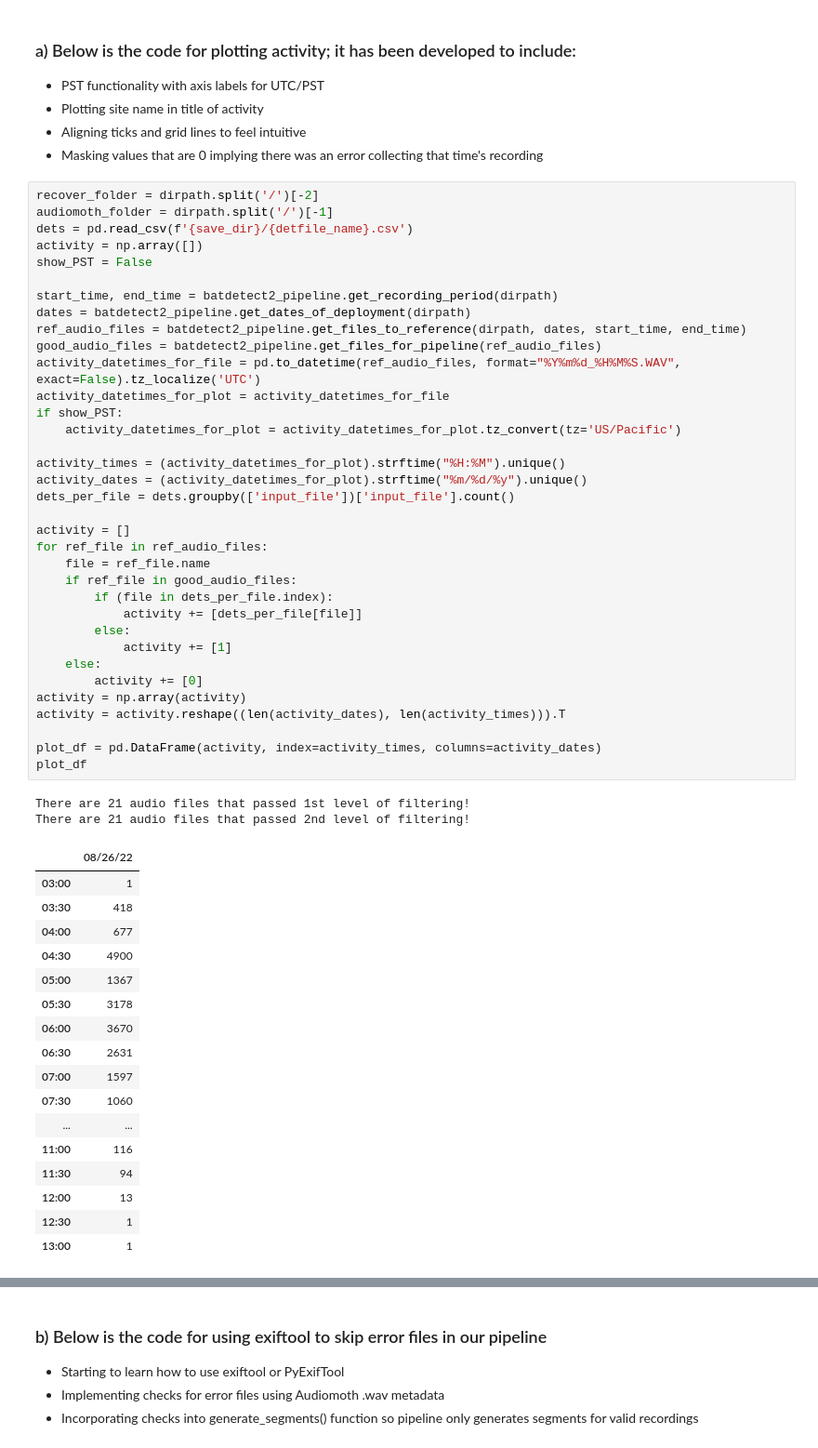
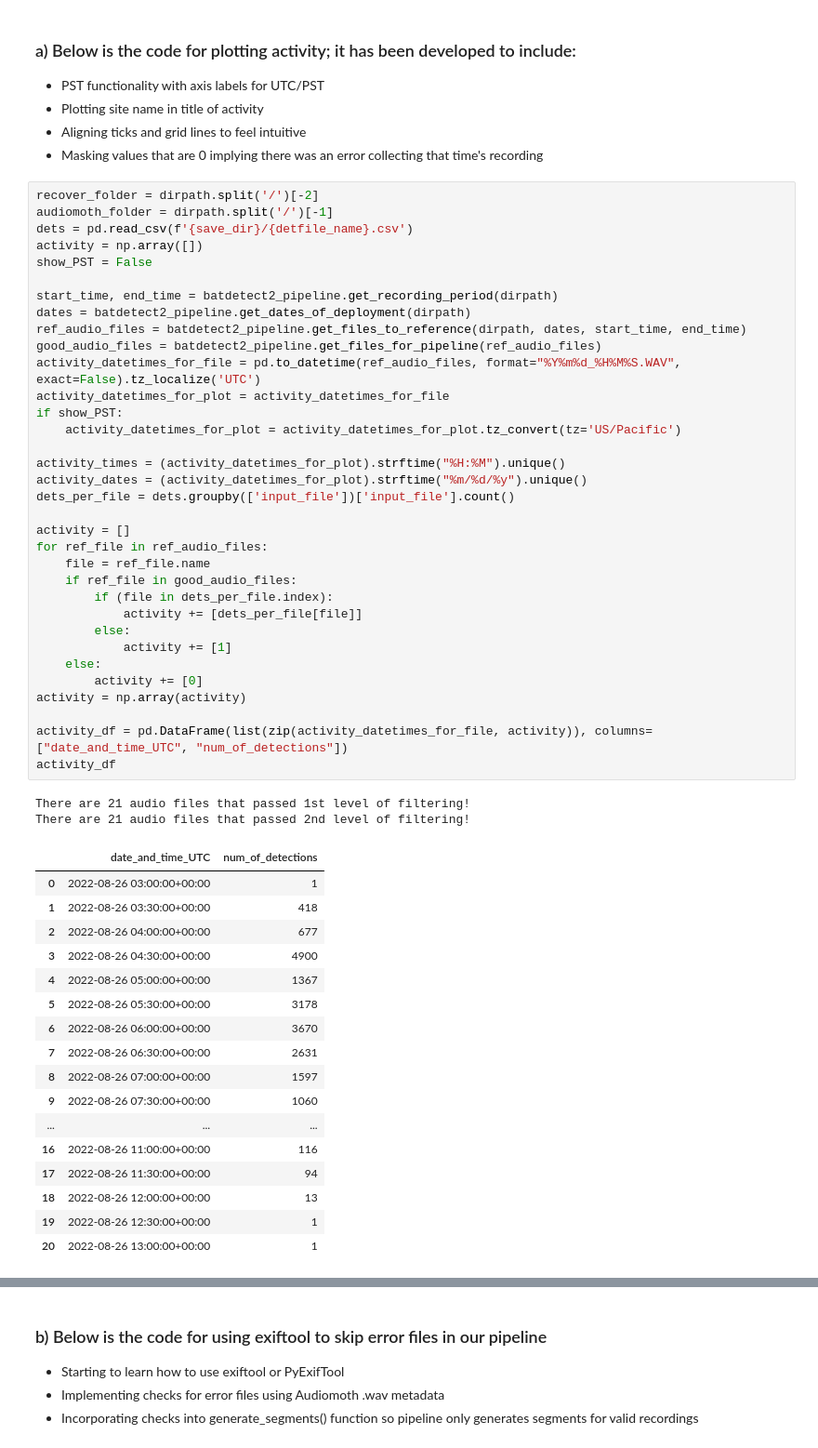
Before and after one commit to uw-echospace/bat-detector-msds, a Jupyter notebook: notebooks/test_batdetect2_pipeline.ipynb, the cells around one changed output, grey strips where cells are left out. Shown at 93% size. Cells and saved outputs as stored; diff of their text form.

Commit message:
made activity_df fix

```diff
--- a/notebooks/test_batdetect2_pipeline.ipynb
+++ b/notebooks/test_batdetect2_pipeline.ipynb
@@ -93,51 +93,50 @@ activity = np.array([])
 show_PST = False
 
 start_time, end_time = batdetect2_pipeline.get_recording_period(dirpath)
 dates = batdetect2_pipeline.get_dates_of_deployment(dirpath)
 ref_audio_files = batdetect2_pipeline.get_files_to_reference(dirpath, dates, start_time, end_time)
 good_audio_files = batdetect2_pipeline.get_files_for_pipeline(ref_audio_files)
 activity_datetimes_for_file = pd.to_datetime(ref_audio_files, format="%Y%m%d_%H%M%S.WAV", exact=False).tz_localize('UTC')
 activity_datetimes_for_plot = activity_datetimes_for_file
 if show_PST:
     activity_datetimes_for_plot = activity_datetimes_for_plot.tz_convert(tz='US/Pacific')
 
 activity_times = (activity_datetimes_for_plot).strftime("%H:%M").unique()
 activity_dates = (activity_datetimes_for_plot).strftime("%m/%d/%y").unique()
 dets_per_file = dets.groupby(['input_file'])['input_file'].count()
 
 activity = []
 for ref_file in ref_audio_files:
     file = ref_file.name
     if ref_file in good_audio_files:
         if (file in dets_per_file.index):
             activity += [dets_per_file[file]]
         else:
             activity += [1]
     else:
         activity += [0]
 activity = np.array(activity)
-activity = activity.reshape((len(activity_dates), len(activity_times))).T
 
-plot_df = pd.DataFrame(activity, index=activity_times, columns=activity_dates)
-plot_df
+activity_df = pd.DataFrame(list(zip(activity_datetimes_for_file, activity)), columns=["date_and_time_UTC", "num_of_detections"])
+activity_df
 # %% [output]
 There are 21 audio files that passed 1st level of filtering!
 There are 21 audio files that passed 2nd level of filtering!
-|  | 08/26/22 |
-| 03:00 | 1 |
-| 03:30 | 418 |
-| 04:00 | 677 |
-| 04:30 | 4900 |
-| 05:00 | 1367 |
-| 05:30 | 3178 |
-| 06:00 | 3670 |
-| 06:30 | 2631 |
-| 07:00 | 1597 |
-| 07:30 | 1060 |
-| ... | ... |
-| 11:00 | 116 |
-| 11:30 | 94 |
-| 12:00 | 13 |
-| 12:30 | 1 |
-| 13:00 | 1 |
+|  | date_and_time_UTC | num_of_detections |
+| 0 | 2022-08-26 03:00:00+00:00 | 1 |
+| 1 | 2022-08-26 03:30:00+00:00 | 418 |
+| 2 | 2022-08-26 04:00:00+00:00 | 677 |
+| 3 | 2022-08-26 04:30:00+00:00 | 4900 |
+| 4 | 2022-08-26 05:00:00+00:00 | 1367 |
+| 5 | 2022-08-26 05:30:00+00:00 | 3178 |
+| 6 | 2022-08-26 06:00:00+00:00 | 3670 |
+| 7 | 2022-08-26 06:30:00+00:00 | 2631 |
+| 8 | 2022-08-26 07:00:00+00:00 | 1597 |
+| 9 | 2022-08-26 07:30:00+00:00 | 1060 |
+| ... | ... | ... |
+| 16 | 2022-08-26 11:00:00+00:00 | 116 |
+| 17 | 2022-08-26 11:30:00+00:00 | 94 |
+| 18 | 2022-08-26 12:00:00+00:00 | 13 |
+| 19 | 2022-08-26 12:30:00+00:00 | 1 |
+| 20 | 2022-08-26 13:00:00+00:00 | 1 |
 # %%
```
Also changed, not shown: parts of 1 cell of this notebook, 1 other file.
